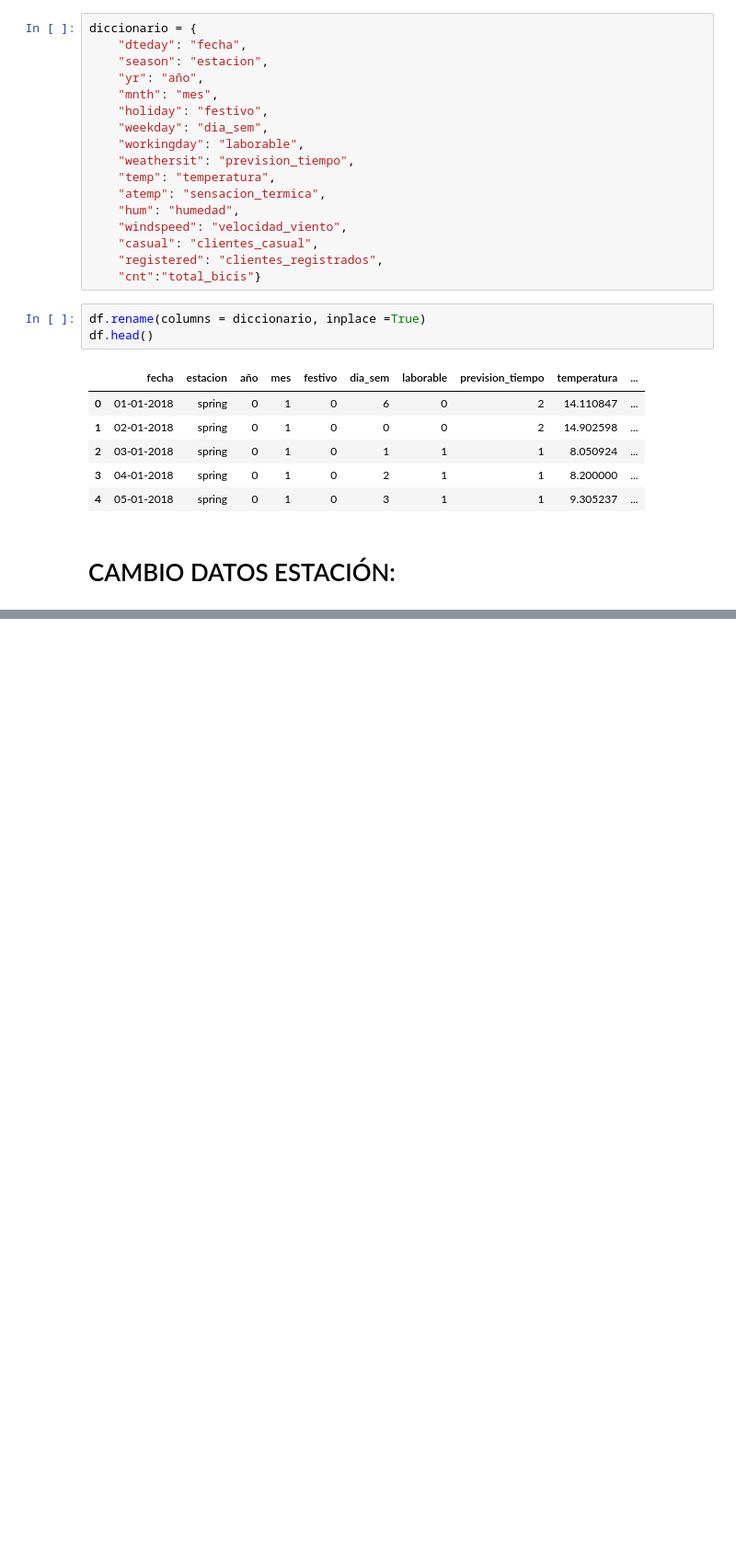
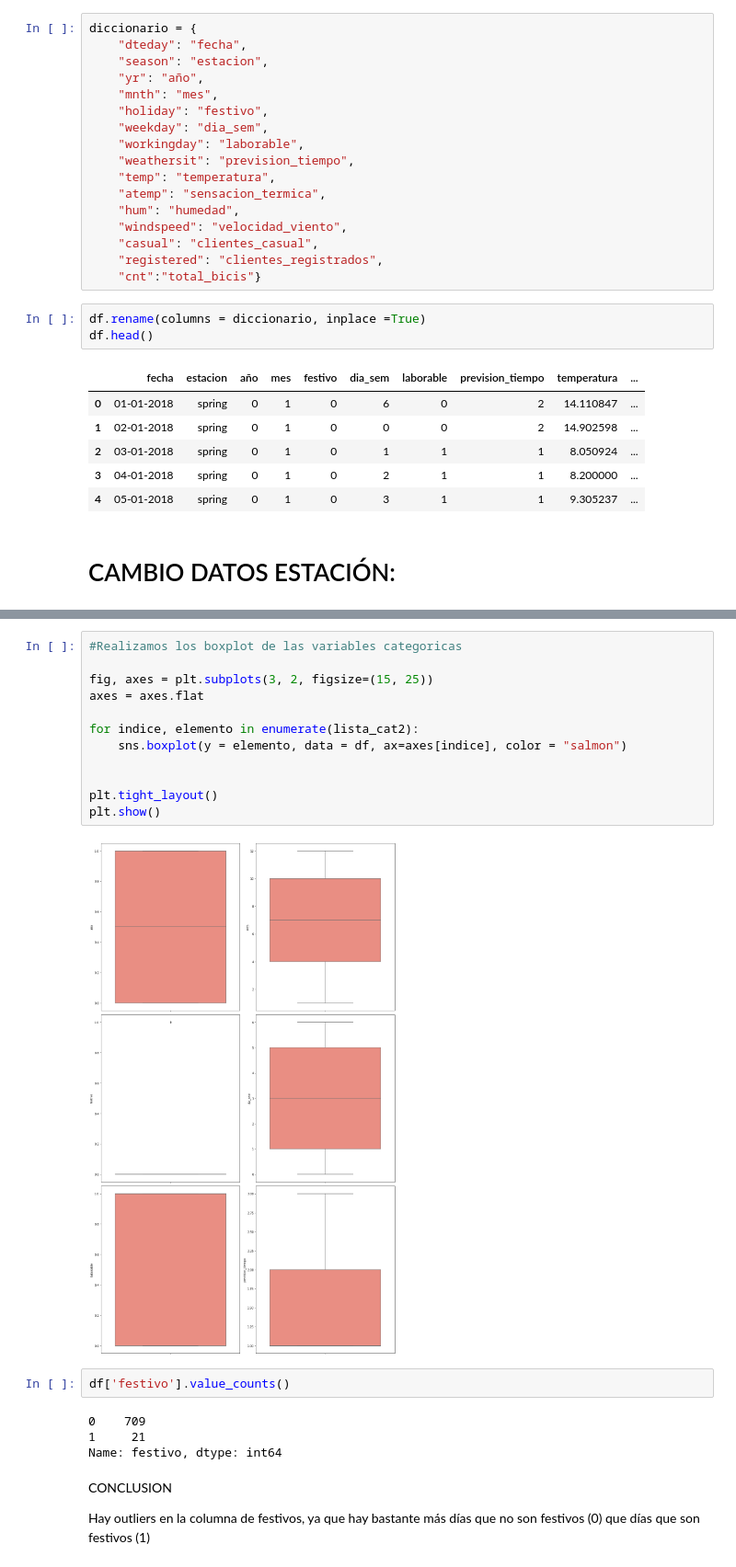
Before and after one commit to LourdesBoj/promoE-modulo3-proyecto-equipo3-Andrea-Catalina-Lourdes-AnaLopez, a Jupyter notebook: EDA.ipynb, the cells around one changed output, grey strips where cells are left out. Shown: that part at 92% size. Cells and saved outputs as stored; diff of their text form; blank space fills up the shorter version.

```diff
--- a/EDA.ipynb
+++ b/EDA.ipynb
@@ -167,0 +231,24 @@ df['estacion'] = df['fecha'].apply(cambio_estacion)
+# %%
+#Realizamos los boxplot de las variables categoricas
+
+fig, axes = plt.subplots(3, 2, figsize=(15, 25))
+axes = axes.flat
+
+for indice, elemento in enumerate(lista_cat2):
+    sns.boxplot(y = elemento, data = df, ax=axes[indice], color = "salmon")
+
+
+plt.tight_layout()
+plt.show()
+# %% [output]
+[figure, added]
+# %%
+df['festivo'].value_counts()
+# %% [output]
+0    709
+1     21
+Name: festivo, dtype: int64
+# %% [markdown]
+CONCLUSION
+
+Hay outliers en la columna de festivos, ya que hay bastante más días que no son festivos (0) que días que son festivos (1)
```
Also changed, not shown: parts of 20 cells of this notebook, 1 other file.
